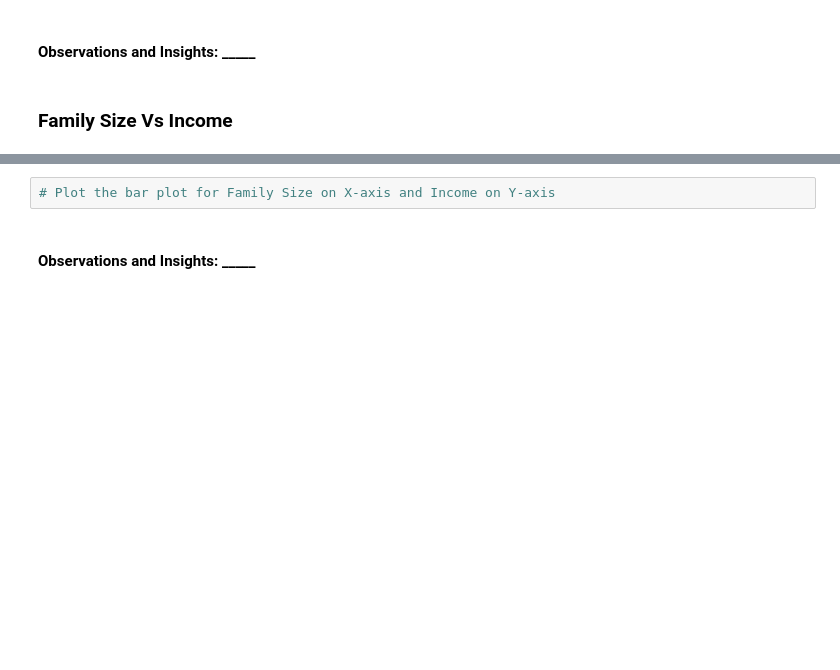
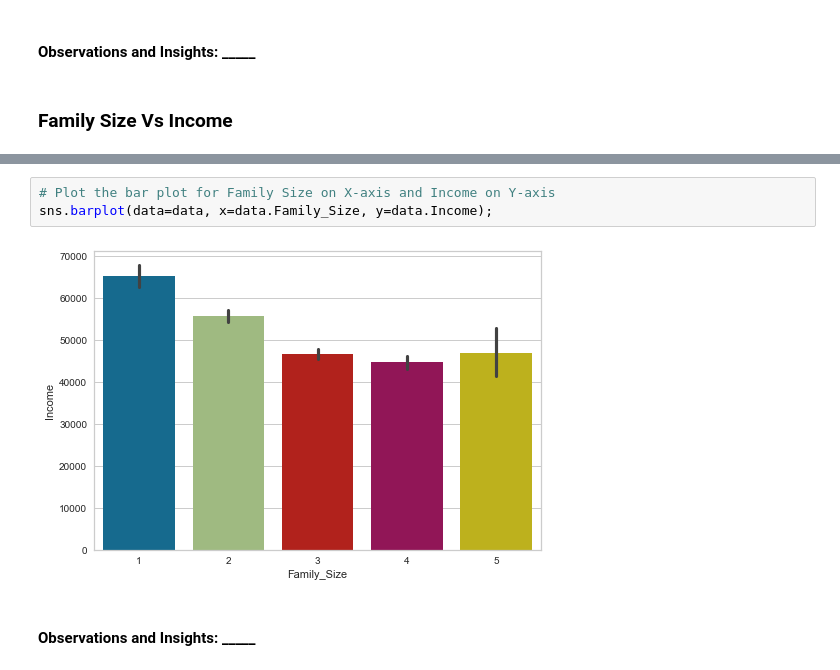
Before and after one commit to robertxbrown06/unsupervised-learning-customer-segmentation, a Jupyter notebook: Reference_Notebook_Milestone_1_Unsupervised_Learning.ipynb, the cells around one changed output, grey strips where cells are left out. Drawn from its saved outputs; the diff is of its cells as text; blank space fills up the shorter version.

```diff
--- a/Reference_Notebook_Milestone_1_Unsupervised_Learning.ipynb
+++ b/Reference_Notebook_Milestone_1_Unsupervised_Learning.ipynb
@@ -807,5 +821,8 @@ AttributeError: module 'seaborn' has no attribute '____________________'
 # %%
 # Plot the bar plot for Family Size on X-axis and Income on Y-axis
+sns.barplot(data=data, x=data.Family_Size, y=data.Income);
+# %% [output]
+[figure, added]
 # %% [markdown]
 #### **Observations and Insights: _____**
 # %% [markdown]
```
Also changed, not shown: parts of 31 cells of this notebook.
